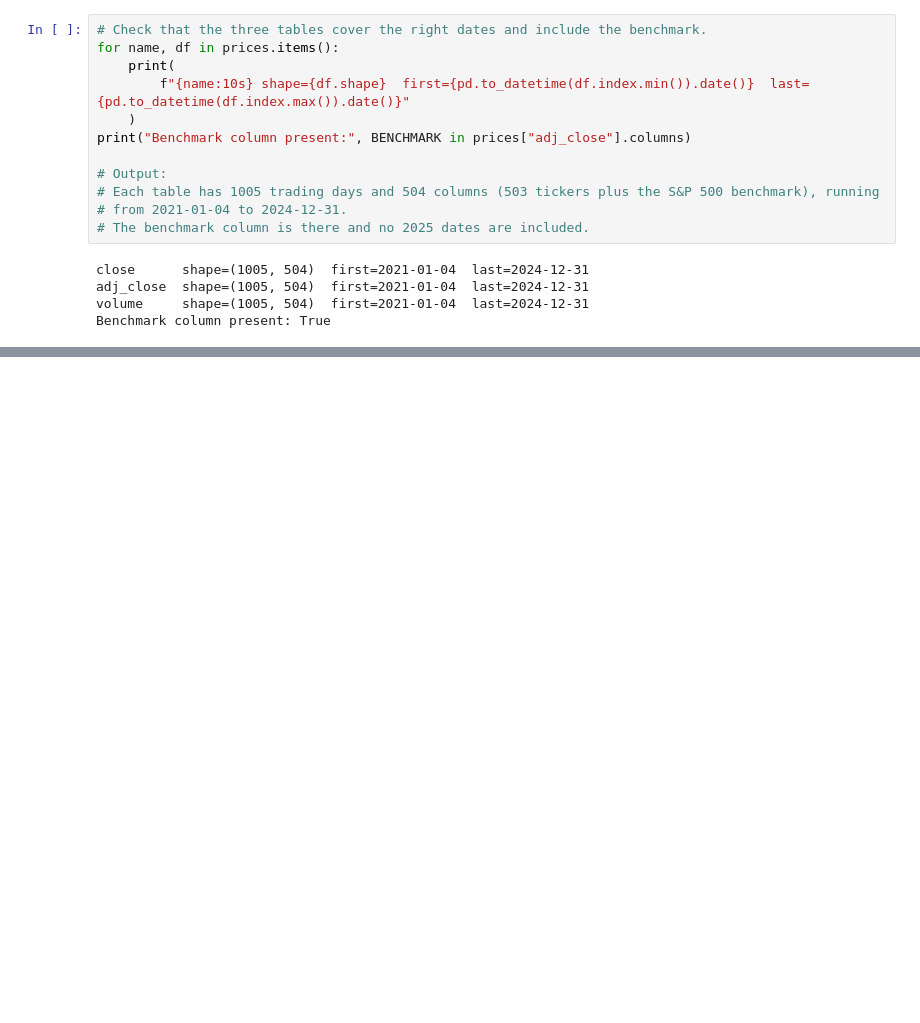
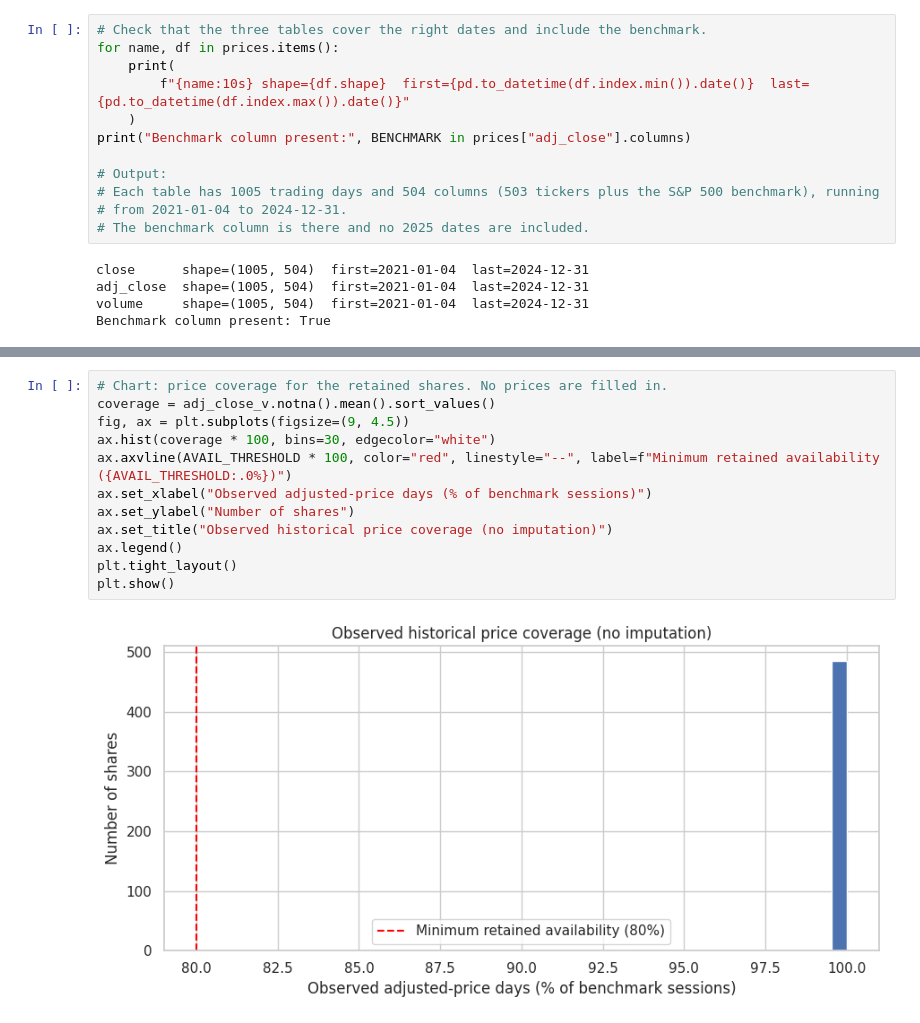
Before and after one commit to Dewdahara/CRMCM_CW1_w2054873, a Jupyter notebook: CRMCM_CW1_w2054873.ipynb, the cells around one changed output, grey strips where cells are left out. Saved outputs shown, nothing was run; the diff lists cells and outputs as text; blank space fills up the shorter version.

```diff
--- a/CRMCM_CW1_w2054873.ipynb
+++ b/CRMCM_CW1_w2054873.ipynb
@@ -276,0 +644,14 @@ Benchmark column present: True
+# %%
+# Chart: price coverage for the retained shares. No prices are filled in.
+coverage = adj_close_v.notna().mean().sort_values()
+fig, ax = plt.subplots(figsize=(9, 4.5))
+ax.hist(coverage * 100, bins=30, edgecolor="white")
+ax.axvline(AVAIL_THRESHOLD * 100, color="red", linestyle="--", label=f"Minimum retained availability ({AVAIL_THRESHOLD:.0%})")
+ax.set_xlabel("Observed adjusted-price days (% of benchmark sessions)")
+ax.set_ylabel("Number of shares")
+ax.set_title("Observed historical price coverage (no imputation)")
+ax.legend()
+plt.tight_layout()
+plt.show()
+# %% [output]
+[figure, added]
```
Also changed, not shown: parts of 14 cells of this notebook.
